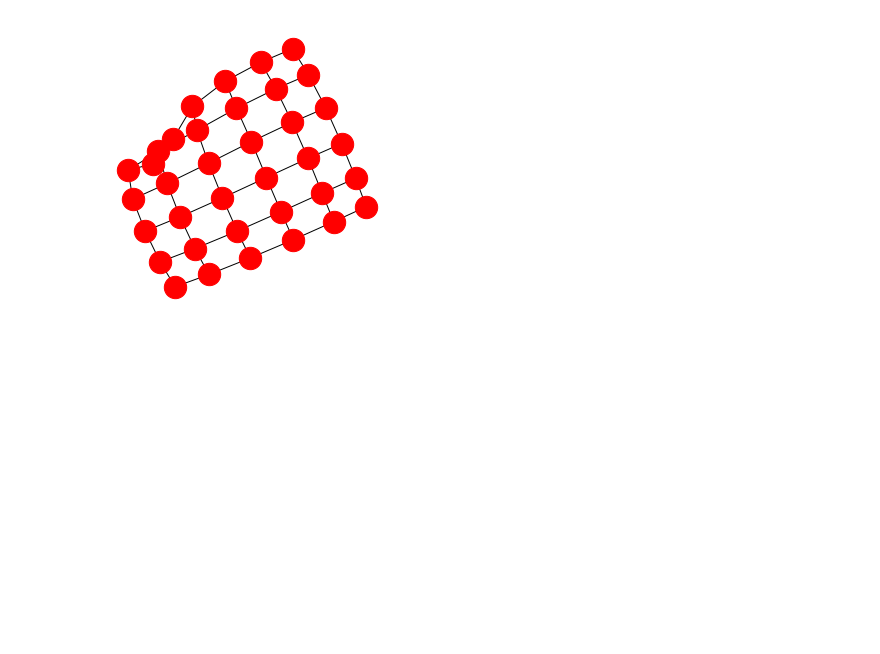
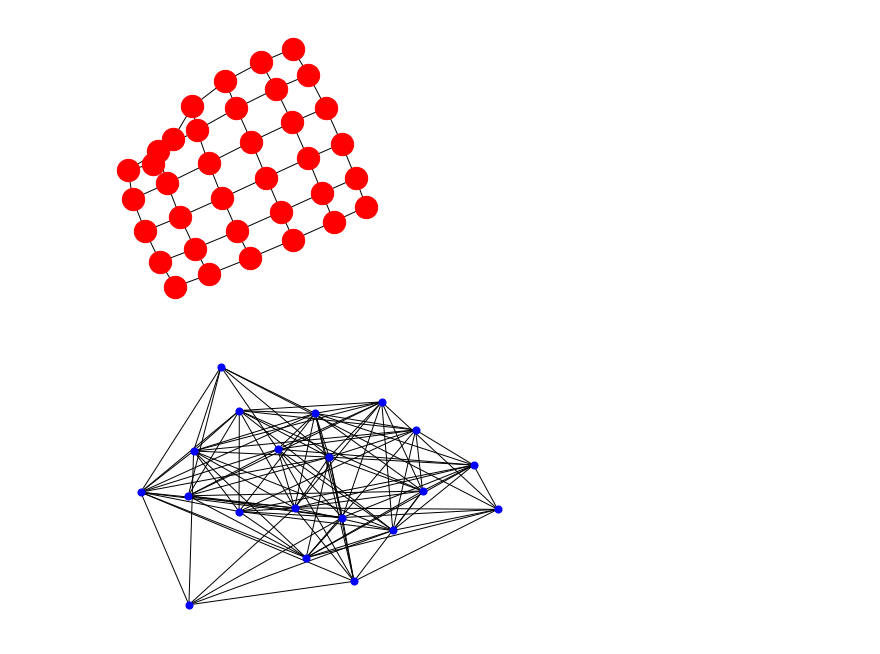
Before and after one commit to zhouhuaian/complex_network_learning, a Jupyter notebook: code/lesson3.ipynb, the cells around one changed output. Drawn from its saved outputs; the diff is of its cells as text; code cells hidden in the pictures; blank space fills up the shorter version.

```diff
--- a/code/lesson3.ipynb
+++ b/code/lesson3.ipynb
@@ -40,0 +45,16 @@ nx.draw(g5, node_size=500, node_color="red", with_labels=False)
+# %%
+# 1.创建gnp网络
+def gnp(n, p):
+    edge_list = itertools.combinations(range(n), 2)  # 所有的节点对
+    g = nx.Graph()
+    g.add_nodes_from(range(n))  # 图中初始包含n个孤立节点
+    for e in edge_list:
+        # 依概率p生成边
+        if random.random() < p:
+            g.add_edge(*e)
+    return g
+
+gnp_g = gnp(20, 0.6)
+nx.draw(gnp_g, node_size=50, node_color="blue", with_labels=False)
+# %% [output]
+[figure, added]
```
Also changed, not shown: parts of 3 cells of this notebook.
